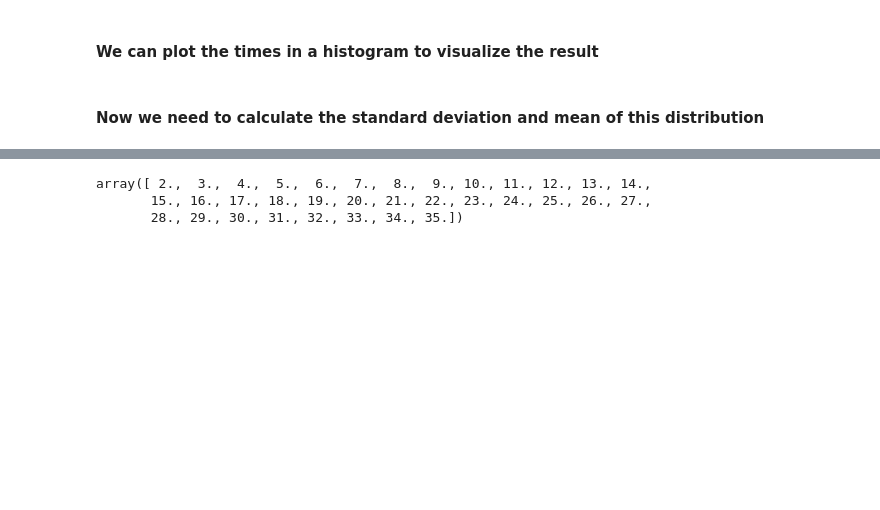
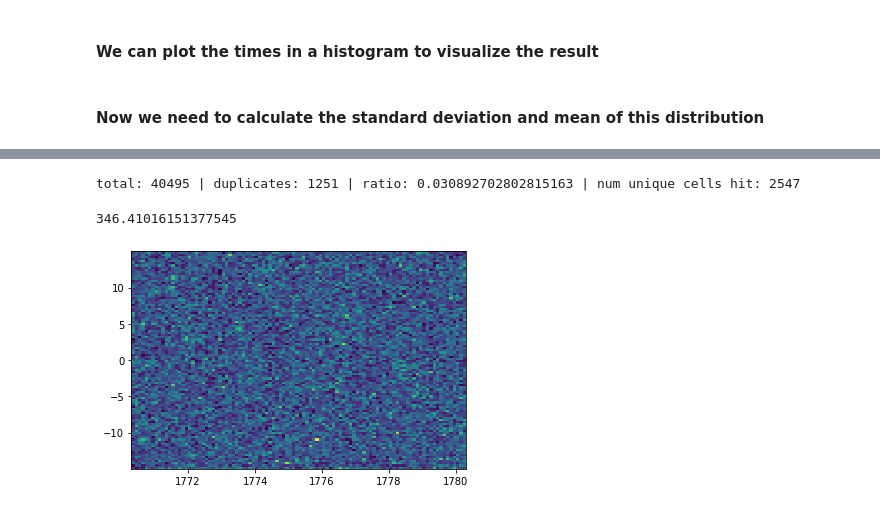
Before and after one commit to RowanKell/work_eic, a Jupyter notebook: macros/time_res/time_resolution.ipynb, the cells around one changed output, grey strips where cells are left out. Cells and saved outputs as stored; diff of their text form; code cells hidden in the pictures; blank space fills up the shorter version.

```diff
--- a/macros/time_res/time_resolution.ipynb
+++ b/macros/time_res/time_resolution.ipynb
@@ -71,6 +95,47 @@ Mean: 9.98 | Sigma: 28.876
-# %%
-bins
-# %% [output]
-array([ 2.,  3.,  4.,  5.,  6.,  7.,  8.,  9., 10., 11., 12., 13., 14.,
-       15., 16., 17., 18., 19., 20., 21., 22., 23., 24., 25., 26., 27.,
-       28., 29., 30., 31., 32., 33., 34., 35.])
+# %%
+uproot_path = f"~/cworkdir/eic/work_eic/root_files/time_res/one_segment_test/mu_5GeV_1kevents_1_5m_1cm_3cm_test.edm4hep.root:events"
+events = up.open(uproot_path)
+cells = events["HcalBarrelHits/HcalBarrelHits.cellID"].array(library='np')
+x_pos_branch = events["HcalBarrelHits/HcalBarrelHits.position.x"].array(library='np')
+y_pos_branch = events["HcalBarrelHits/HcalBarrelHits.position.y"].array(library='np')
+z_pos_branch = events["HcalBarrelHits/HcalBarrelHits.position.z"].array(library='np')
+# %%
+duplicates = 0
+total = 0
+total_cells = []
+for i in range(len(cells)):
+    curr_list = []
+    for j in range(len(cells[i])):
+        if(cells[i][j] in curr_list):
+            duplicates += 1
+        else:
+            curr_list.append(cells[i][j])
+        if(cells[i][j] not in total_cells):
+            total_cells.append(cells[i][j])
+        total += 1
+print(f"total: {total} | duplicates: {duplicates} | ratio: {duplicates / total} | num unique cells hit: {len(total_cells)}")
+# %% [output]
+total: 40495 | duplicates: 1251 | ratio: 0.030892702802815163 | num unique cells hit: 2547
+# %%
+np.sqrt(3) / ((50 * 0.0001))
+# %% [output]
+346.41016151377545
+# %%
+x_pos = []
+for i in range(len(x_pos_branch)):
+    for j in range(len(x_pos_branch[i])):
+        x_pos.append(x_pos_branch[i][j])
+y_pos = []
+for i in range(len(y_pos_branch)):
+    for j in range(len(y_pos_branch[i])):
+        y_pos.append(y_pos_branch[i][j])
+z_pos = []
+for i in range(len(z_pos_branch)):
+    for j in range(len(z_pos_branch[i])):
+        if(z_pos_branch[i][j] > 767.45):
+            z_pos.append(z_pos_branch[i][j])
+# %%
+plot.hist2d(x_pos,y_pos,100)
+plot.show()
+# %% [output]
+[figure, added]
```
Also changed, not shown: parts of 10 cells of this notebook, 50 other files.
